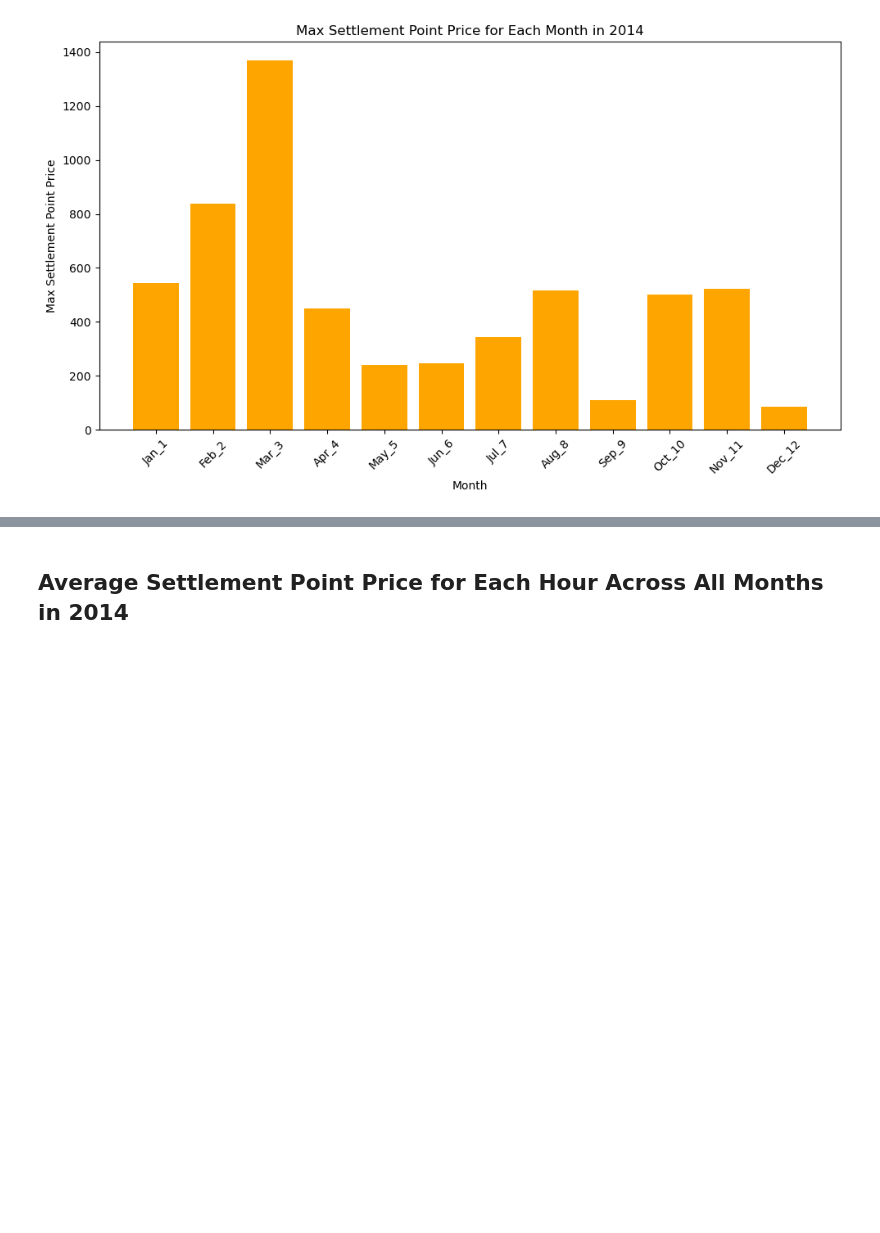
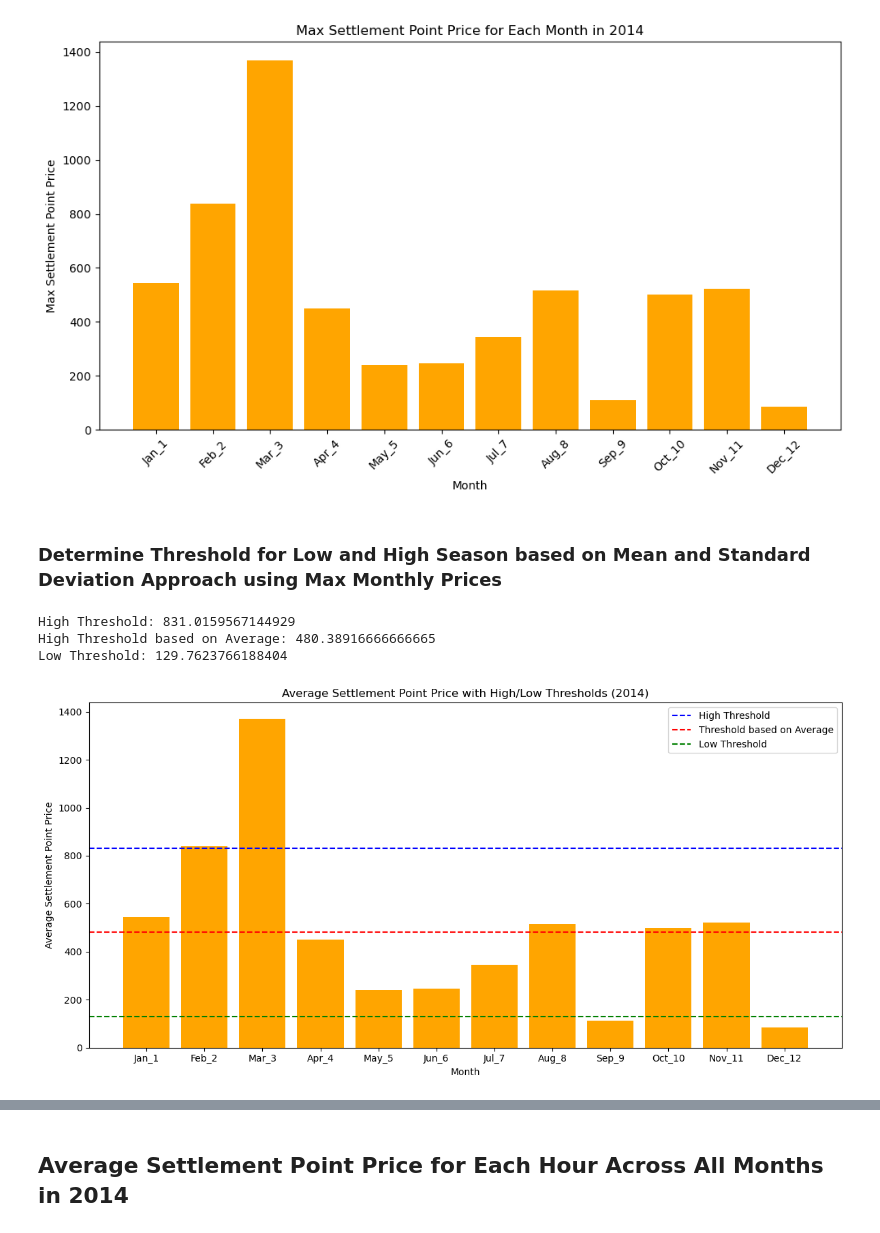
Before and after one commit to busi732/Team-2-2024Fall, a Jupyter notebook: notebooks/Market_Data_Season_Anaylsis.ipynb, the cells around one changed output, grey strips where cells are left out. Saved outputs shown, nothing was run; the diff lists cells and outputs as text; code cells hidden in the pictures; blank space fills up the shorter version.

```diff
--- a/notebooks/Market_Data_Season_Anaylsis.ipynb
+++ b/notebooks/Market_Data_Season_Anaylsis.ipynb
@@ -217,6 +215,9 @@ results
 # %% [markdown]
 ## Max Settlement Point Price for Each Month in 2014
 # %%
+# Create a new column to extract the month name for ordering
+max_prices_df['Month_Short'] = max_prices_df['Month'].str[:3]  # Extract first three letters
+
 # Sort the max_prices_df DataFrame based on the defined order
 max_prices_df['Month_Order'] = pd.Categorical(
     max_prices_df['Month_Short'], categories=month_order, ordered=True
@@ -236,3 +237,39 @@ plt.tight_layout()
 plt.show()
 # %% [output]
 [figure]
+# %% [markdown]
+### Determine Threshold for Low and High Season based on Mean and Standard Deviation Approach using Max Monthly Prices
+# %%
+# Calculate mean and standard deviation of average prices for threshold determination
+mean_price_max = max_prices_df["Max Price"].mean()
+std_dev = max_prices_df["Max Price"].std()
+
+# Define high, avg_threshold and low thresholds
+high_threshold = mean_price + std_dev
+avg_threshold_max=mean_price_max
+low_threshold = mean_price - std_dev
+
+# Print the thresholds
+print(f"High Threshold: {high_threshold}")
+print(f"High Threshold based on Average: {avg_threshold}")
+print(f"Low Threshold: {low_threshold}")
+
+# Plot the bar chart with thresholds
+plt.figure(figsize=(12, 6))
+plt.bar(max_prices_df["Month"], max_prices_df["Max Price"], color="orange")
+plt.axhline(high_threshold, color="blue", linestyle="--", label="High Threshold")
+plt.axhline(avg_threshold, color="red", linestyle="--", label="Threshold based on Average")
+plt.axhline(low_threshold, color="green", linestyle="--", label="Low Threshold")
+plt.xlabel("Month")
+plt.ylabel("Average Settlement Point Price")
+plt.title("Average Settlement Point Price with High/Low Thresholds (2014)")
+plt.legend()
+plt.tight_layout()
+
+# Display the plot
+plt.show()
+# %% [output]
+High Threshold: 831.0159567144929
+High Threshold based on Average: 480.38916666666665
+Low Threshold: 129.7623766188404
+[figure, added]
```
Also changed, not shown: parts of 7 cells of this notebook, 1 other file.
